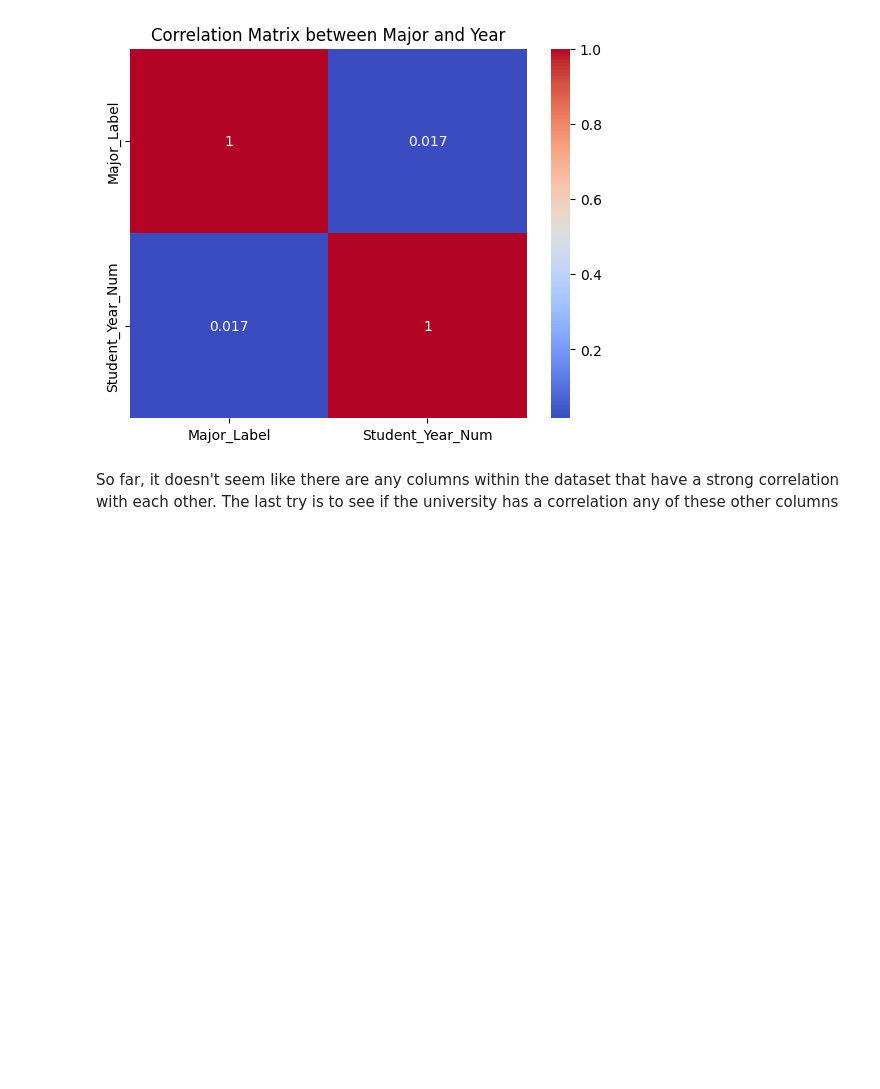
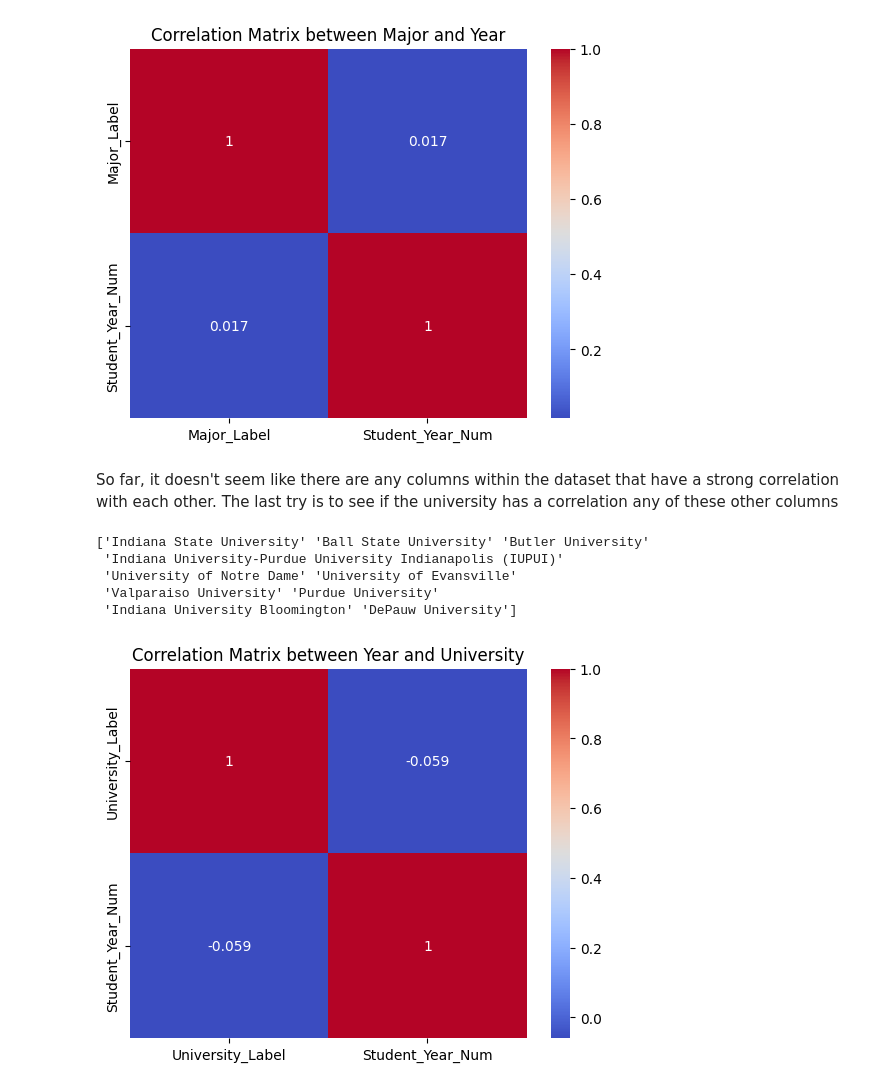
Before and after one commit to kenmori2023/KenMoriXternSummer2024Application, a Jupyter notebook: Model/FoodX.ipynb, the cells around one changed output. Saved outputs shown, nothing was run; the diff lists cells and outputs as text; code cells hidden in the pictures; blank space fills up the shorter version.

```diff
--- a/Model/FoodX.ipynb
+++ b/Model/FoodX.ipynb
@@ -177,3 +159,25 @@ plt.show()
 [figure]
 # %% [markdown]
 So far, it doesn't seem like there are any columns within the dataset that have a strong correlation with each other. The last try is to see if the university has a correlation any of these other columns
+# %%
+#Getting each of the universities from the dataset
+university_unique = df['University'].unique()
+print(university_unique)
+
+#Making a new column that labels the universities by number
+university_label = {value: label for label, value in enumerate(university_unique)}
+df['University_Label'] = df['University'].map(university_label)
+# %% [output]
+['Indiana State University' 'Ball State University' 'Butler University'
+ 'Indiana University-Purdue University Indianapolis (IUPUI)'
+ 'University of Notre Dame' 'University of Evansville'
+ 'Valparaiso University' 'Purdue University'
+ 'Indiana University Bloomington' 'DePauw University']
+# %%
+#Geting first heatmap between university and year
+year_uni = df[['University_Label', 'Student_Year_Num']].corr()
+sns.heatmap(year_uni, annot=True, cmap='coolwarm')
+plt.title('Correlation Matrix between Year and University')
+plt.show()
+# %% [output]
+[figure, added]
```
Also changed, not shown: parts of 26 cells of this notebook, 1 other file.
